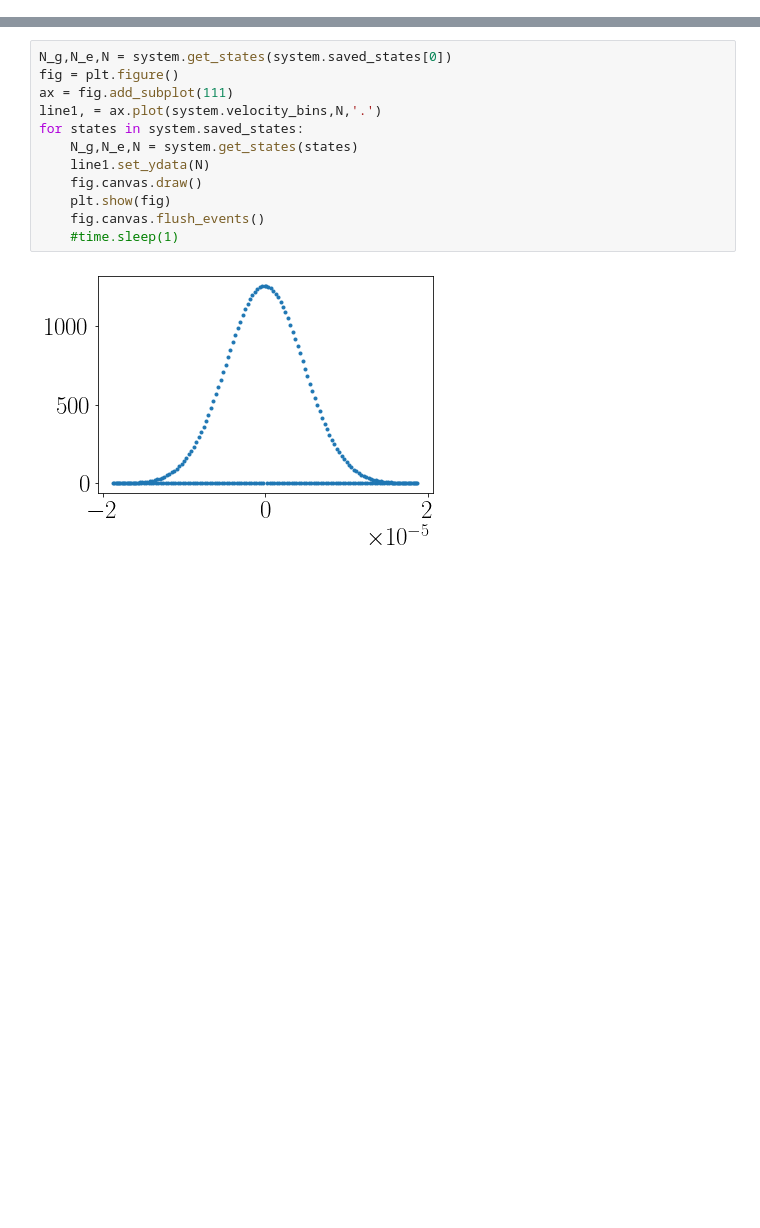
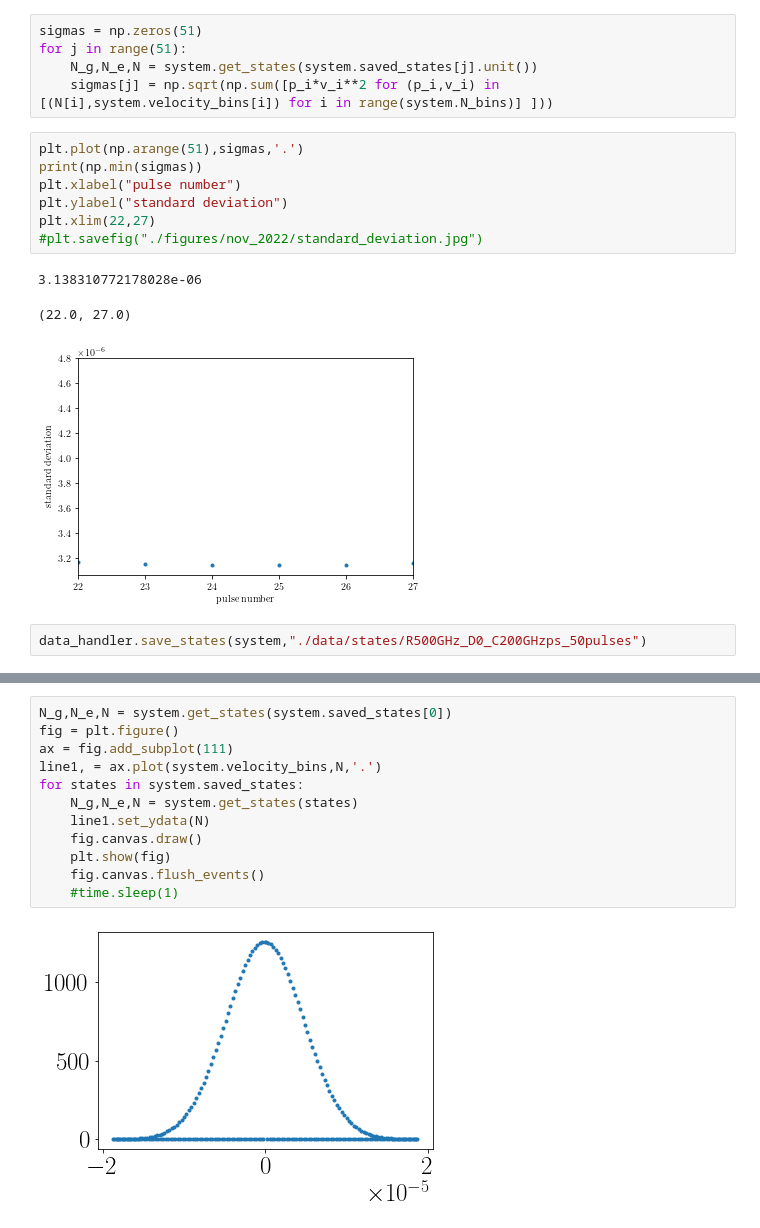
Before and after one commit to Yanaiski/master_thesis, a Jupyter notebook: 04_cmt_tensor.ipynb, the cells around one changed output, grey strips where cells are left out. Drawn from its saved outputs; the diff is of its cells as text; blank space fills up the shorter version.

```diff
--- a/04_cmt_tensor.ipynb
+++ b/04_cmt_tensor.ipynb
@@ -401,0 +74,18 @@ None
+# %%
+sigmas = np.zeros(51)
+for j in range(51):
+    N_g,N_e,N = system.get_states(system.saved_states[j].unit())
+    sigmas[j] = np.sqrt(np.sum([p_i*v_i**2 for (p_i,v_i) in [(N[i],system.velocity_bins[i]) for i in range(system.N_bins)] ]))
+# %%
+plt.plot(np.arange(51),sigmas,'.')
+print(np.min(sigmas))
+plt.xlabel("pulse number")
+plt.ylabel("standard deviation")
+plt.xlim(22,27)
+#plt.savefig("./figures/nov_2022/standard_deviation.jpg")
+# %% [output]
+3.138310772178028e-06
+(22.0, 27.0)
+[figure, added]
+# %%
+data_handler.save_states(system,"./data/states/R500GHz_D0_C200GHzps_50pulses")
```
Also changed, not shown: parts of 10 cells of this notebook, 2 other files.
